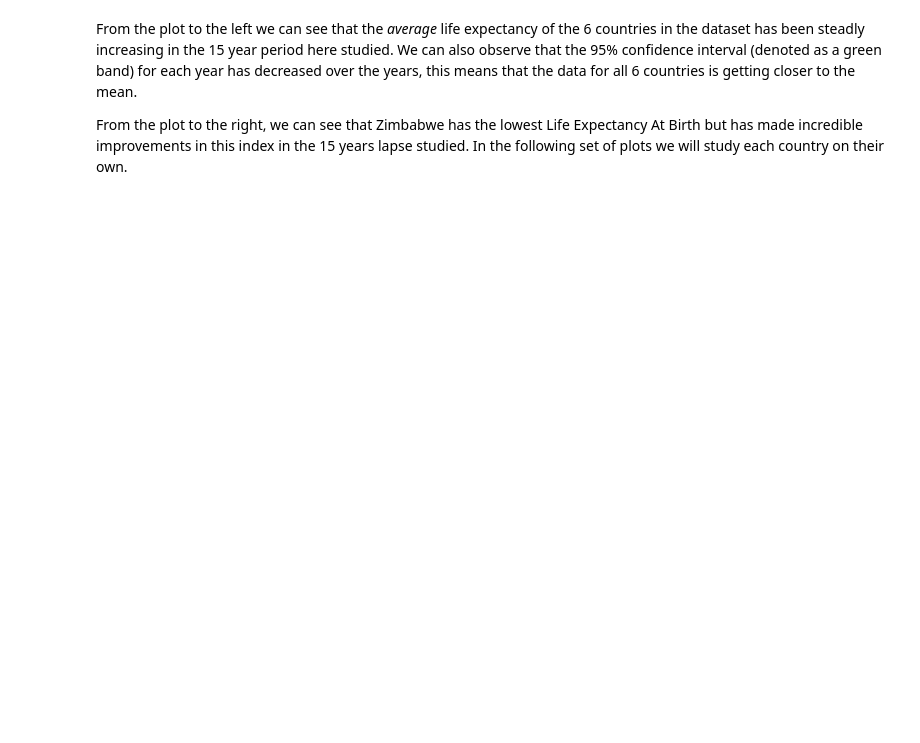
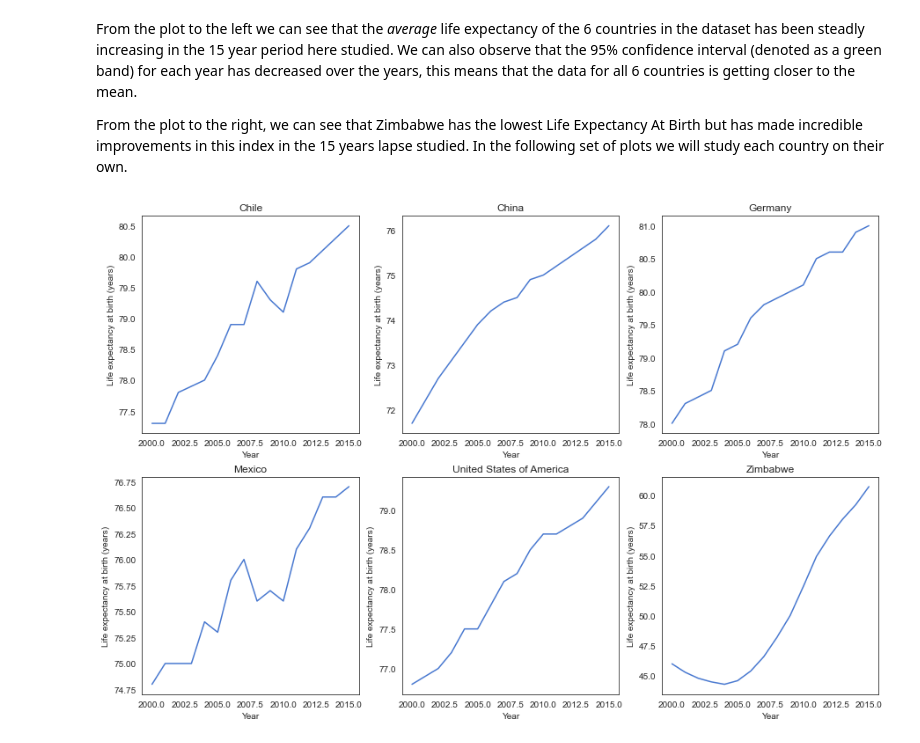
Before and after one commit to macebal/Life-Expectancy-and-GDP, a Jupyter notebook: life_expectancy_gdp.ipynb, the cells around one changed output. Cells and saved outputs as stored; diff of their text form; code cells hidden in the pictures; blank space fills up the shorter version.

```diff
--- a/life_expectancy_gdp.ipynb
+++ b/life_expectancy_gdp.ipynb
@@ -76,3 +78,20 @@ plt.show()
 From the plot to the left we can see that the _average_ life expectancy of the 6 countries in the dataset has been steadly increasing in the 15 year period here studied. We can also observe that the 95% confidence interval (denoted as a green band) for each year has decreased over the years, this means that the data for all 6 countries is getting closer to the mean.
 
 From the plot to the right, we can see that Zimbabwe has the lowest Life Expectancy At Birth but has made incredible improvements in this index in the 15 years lapse studied. In the following set of plots we will study each country on their own.
+# %%
+list_of_countries = data.country.unique().tolist()
+
+plt.figure(figsize=(15,10))
+for i in range(len(list_of_countries)):
+    country_name = list_of_countries[i]
+    data_country = data[data.country == country_name]
+
+    ax = plt.subplot(2,3,i + 1)
+    sns.lineplot(data = data_country, x = 'year', y = 'life_expectancy')
+    ax.set_title(country_name)
+    ax.set_xlabel('Year')
+    ax.set_ylabel('Life expectancy at birth (years)')
+
+plt.show()
+# %% [output]
+[figure, added]
```
Also changed, not shown: parts of 8 cells of this notebook.
